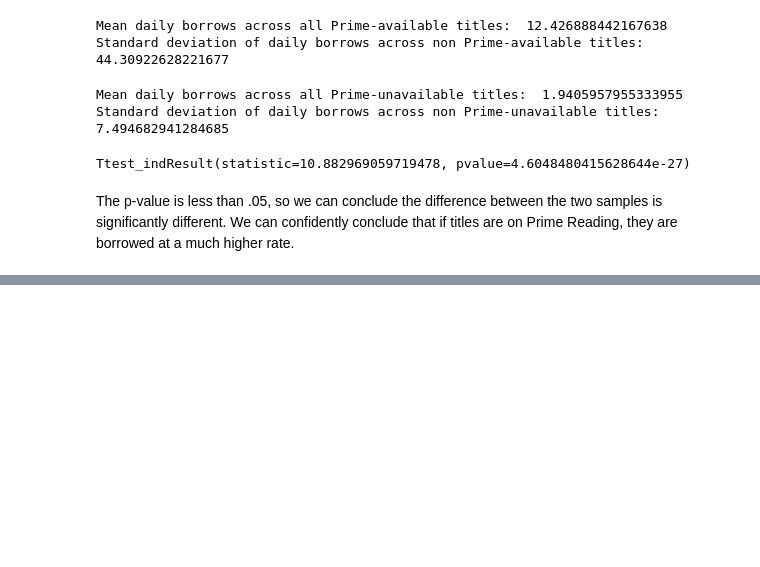
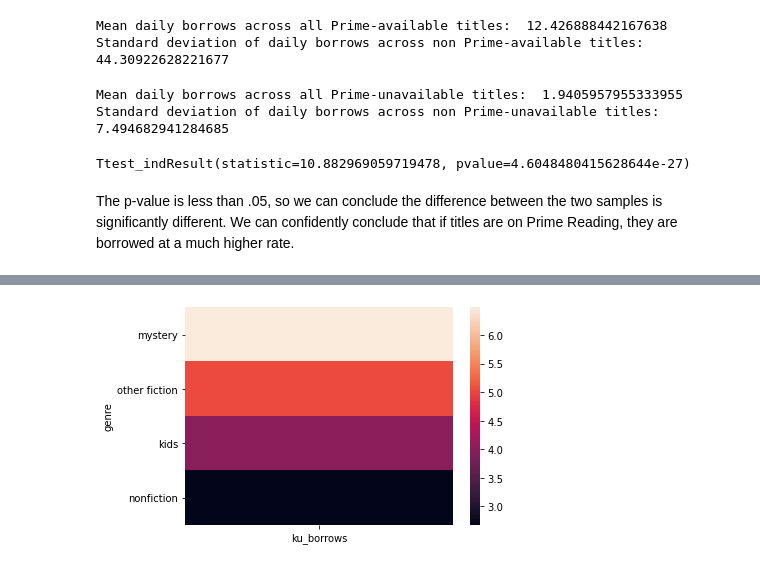
Before and after one commit to jadeadams517/E-Book-Sales-Analysis, a Jupyter notebook: hc_challenge.ipynb, the cells around one changed output, grey strips where cells are left out. Saved outputs shown, nothing was run; the diff lists cells and outputs as text; code cells hidden in the pictures; blank space fills up the shorter version.

```diff
--- a/hc_challenge.ipynb
+++ b/hc_challenge.ipynb
@@ -328,0 +390,6 @@ The p-value is less than .05, so we can conclude the difference between the two
+# %%
+#build seaborn heatmap of ku_borrows vs. genre
+
+sns.heatmap(genre_means.sort_values('ku_borrows',ascending=False));
+# %% [output]
+[figure, added]
```
Also changed, not shown: parts of 20 cells of this notebook.
